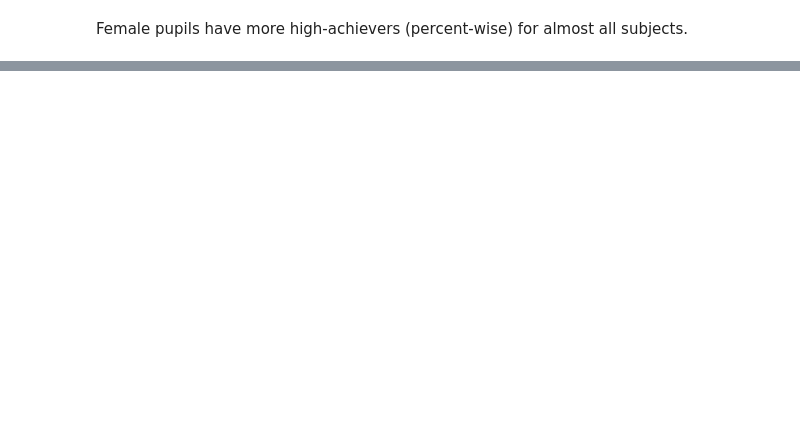
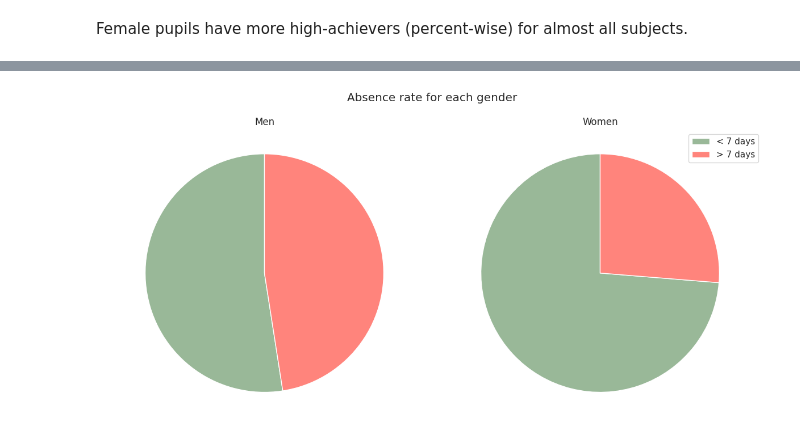
Before and after one commit to vasia-korz/ml_case_study, a Jupyter notebook: attribute_analysis.ipynb, the cells around one changed output, grey strips where cells are left out. Drawn from its saved outputs; the diff is of its cells as text; code cells hidden in the pictures; blank space fills up the shorter version.

Commit message:
New plots

```diff
--- a/attribute_analysis.ipynb
+++ b/attribute_analysis.ipynb
@@ -663,0 +677,30 @@ Female pupils have more high-achievers (percent-wise) for almost all subjects.
+# %%
+female = df[df['gender'] == 'F']
+male = df[df['gender'] == 'M']
+
+female_under7 = female[(female["StudentAbsenceDays"] == "Under-7")]
+male_under7 = male[(male["StudentAbsenceDays"] == "Under-7")]
+
+female_above7 = female[(female["StudentAbsenceDays"] == "Above-7")]
+male_above7 = male[(male["StudentAbsenceDays"] == "Above-7")]
+
+female_class = len(female_under7) / len(female), len(female_above7) / len(female)
+male_class = len(male_under7) / len(male), len(male_above7) / len(male)
+
+fig, axs = plt.subplots(1, 2, figsize=(12, 6))
+axs[0].pie(male_class, labels=None, startangle=90, colors=boolean_color_palette)
+axs[0].set_title('Men')
+
+axs[1].pie(female_class, labels=None, startangle=90, colors=boolean_color_palette)
+axs[1].set_title('Women')
+
+fig.suptitle('Absence rate for each gender')
+
+for ax in axs:
+    ax.axis('equal')
+
+axs[1].legend(['< 7 days', '> 7 days'], loc="best")
+plt.tight_layout()
+plt.show()
+# %% [output]
+[figure, added]
```
Also changed, not shown: parts of 22 cells of this notebook.
